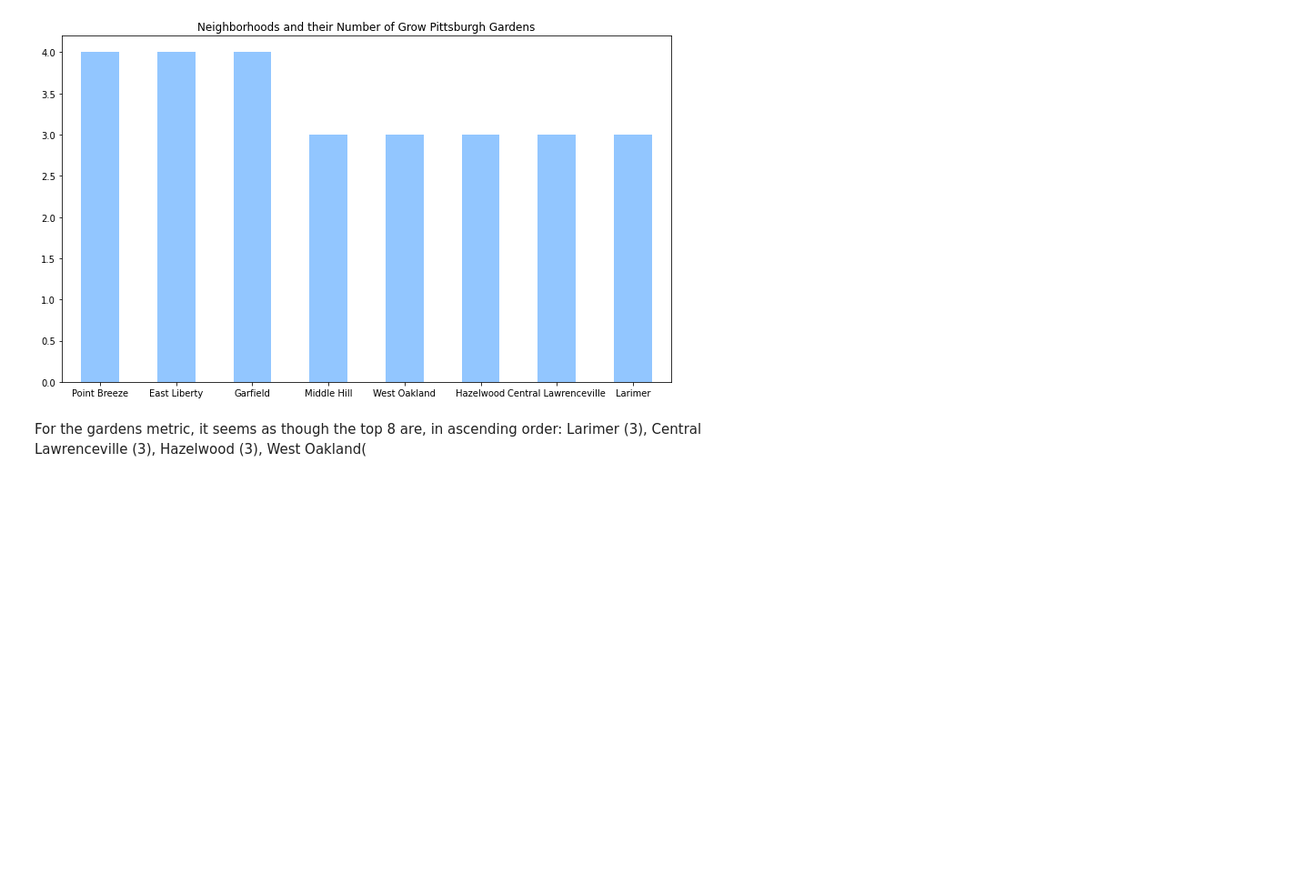
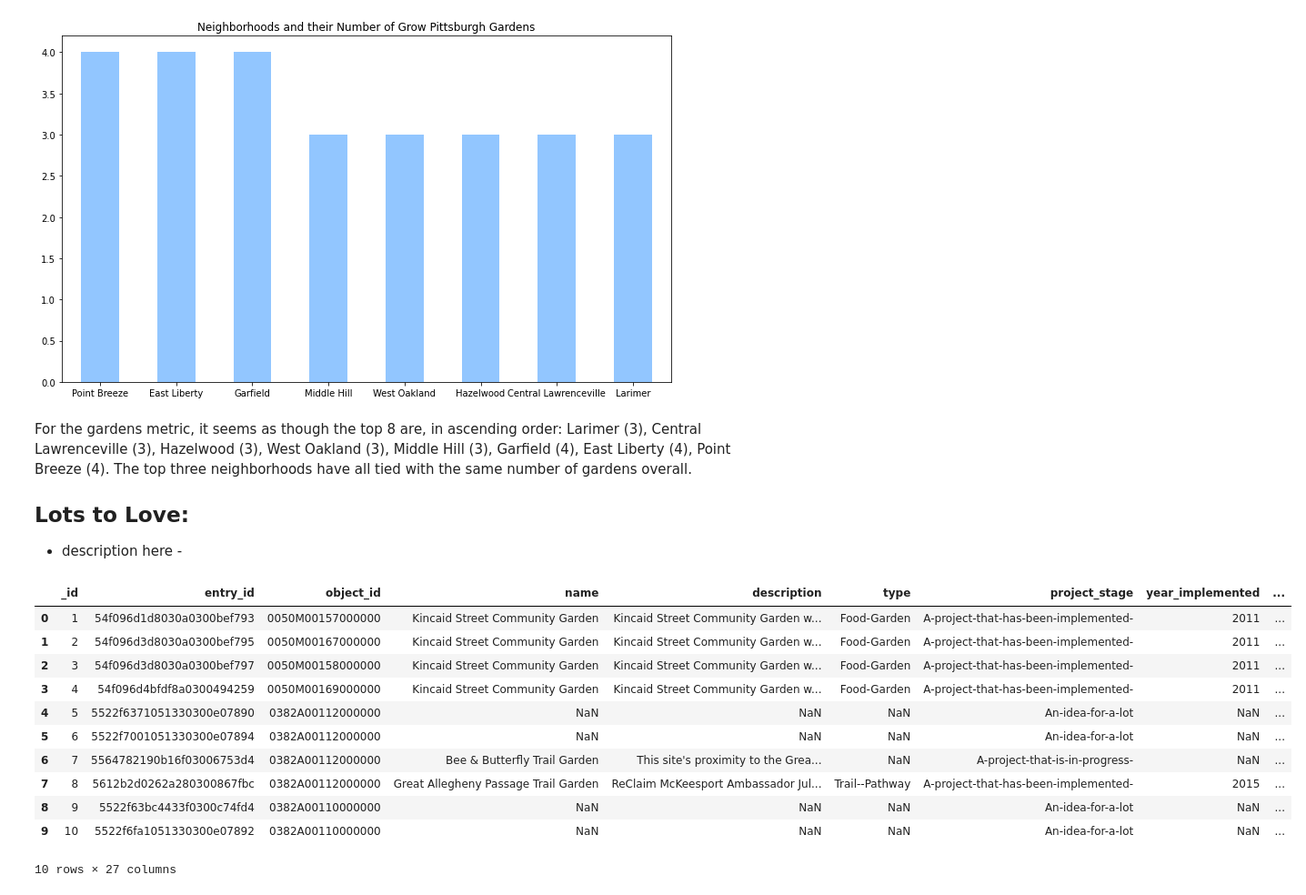
Before and after one commit to riv1ere/Final-Project, a Jupyter notebook: putItAllTogether.ipynb, the cells around one changed output. Shown at 91% size. Saved outputs shown, nothing was run; the diff lists cells and outputs as text; code cells hidden in the pictures; blank space fills up the shorter version.

```diff
--- a/putItAllTogether.ipynb
+++ b/putItAllTogether.ipynb
@@ -65,4 +65,25 @@ neighbors.plot(kind = "bar", rot = 0, x = "neighborhood", y = "number of gardens
 <matplotlib.axes._subplots.AxesSubplot at 0x...>
 [figure]
 # %% [markdown]
-For the gardens metric, it seems as though the top 8 are, in ascending order: Larimer (3), Central Lawrenceville (3), Hazelwood (3), West Oakland(
+For the gardens metric, it seems as though the top 8 are, in ascending order: Larimer (3), Central Lawrenceville (3), Hazelwood (3), West Oakland (3), Middle Hill (3), Garfield (4), East Liberty (4), Point Breeze (4). The top three neighborhoods have all tied with the same number of gardens overall.
+
+
+## Lots to Love:
+
+- description here -
+# %%
+lotstofile = pd.read_csv("Datasets/lotstolove.csv")
+lotstofile.head(10)
+# %% [output]
+|  | _id | entry_id | object_id | name | description | type | project_stage | year_implemented | ... |
+| 0 | 1 | 54f096d1d8030a0300bef793 | 0050M00157000000 | Kincaid Street Community Garden | Kincaid Street Community Garden w... | Food-Garden | A-project-that-has-been-implemented- | 2011 | ... |
+| 1 | 2 | 54f096d3d8030a0300bef795 | 0050M00167000000 | Kincaid Street Community Garden | Kincaid Street Community Garden w... | Food-Garden | A-project-that-has-been-implemented- | 2011 | ... |
+| 2 | 3 | 54f096d3d8030a0300bef797 | 0050M00158000000 | Kincaid Street Community Garden | Kincaid Street Community Garden w... | Food-Garden | A-project-that-has-been-implemented- | 2011 | ... |
+| 3 | 4 | 54f096d4bfdf8a0300494259 | 0050M00169000000 | Kincaid Street Community Garden | Kincaid Street Community Garden w... | Food-Garden | A-project-that-has-been-implemented- | 2011 | ... |
+| 4 | 5 | 5522f6371051330300e07890 | 0382A00112000000 | NaN | NaN | NaN | An-idea-for-a-lot | NaN | ... |
+| 5 | 6 | 5522f7001051330300e07894 | 0382A00112000000 | NaN | NaN | NaN | An-idea-for-a-lot | NaN | ... |
+| 6 | 7 | 5564782190b16f03006753d4 | 0382A00112000000 | Bee & Butterfly Trail Garden | This site's proximity to the Grea... | NaN | A-project-that-is-in-progress- | NaN | ... |
+| 7 | 8 | 5612b2d0262a280300867fbc | 0382A00112000000 | Great Allegheny Passage Trail Garden | ReClaim McKeesport Ambassador Jul... | Trail--Pathway | A-project-that-has-been-implemented- | 2015 | ... |
+| 8 | 9 | 5522f63bc4433f0300c74fd4 | 0382A00110000000 | NaN | NaN | NaN | An-idea-for-a-lot | NaN | ... |
+| 9 | 10 | 5522f6fa1051330300e07892 | 0382A00110000000 | NaN | NaN | NaN | An-idea-for-a-lot | NaN | ... |
+10 rows × 27 columns
```
Also changed, not shown: parts of 1 cell of this notebook.
